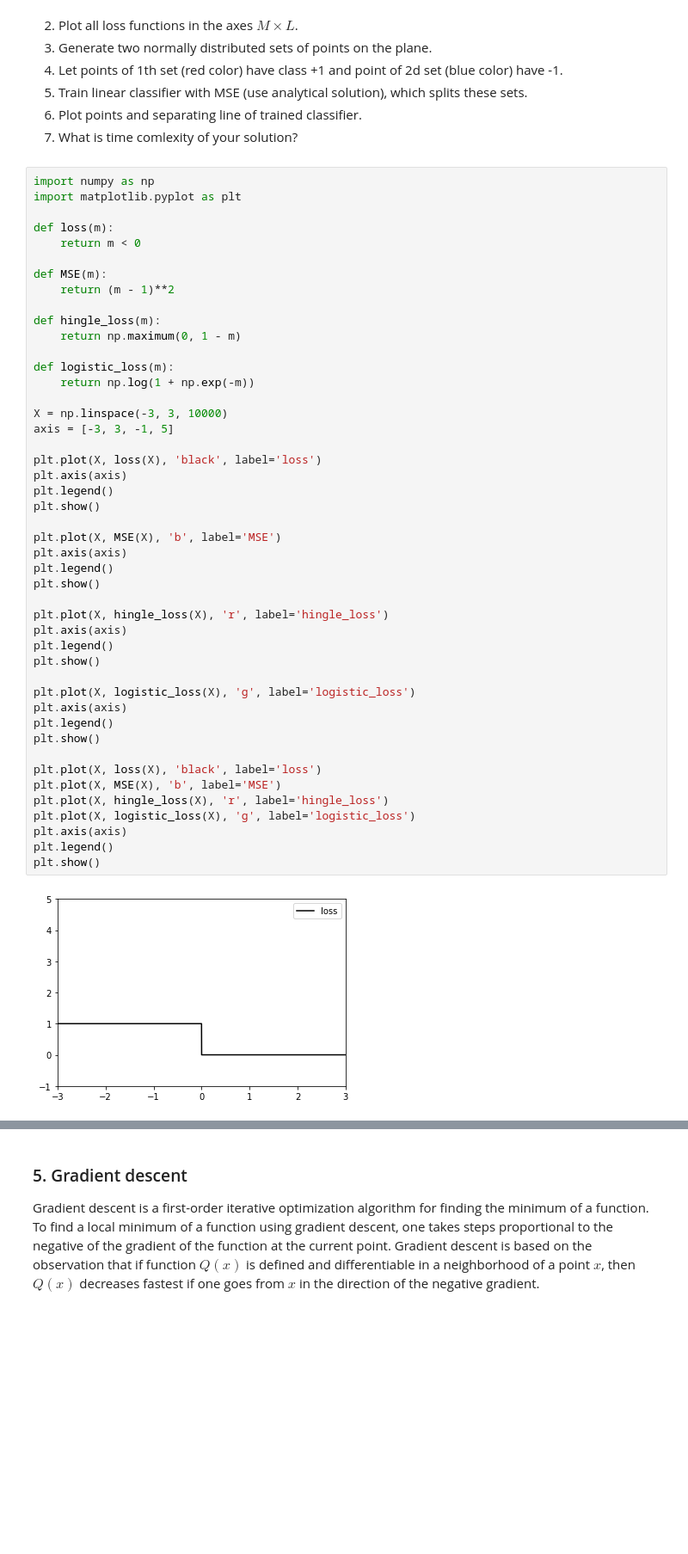
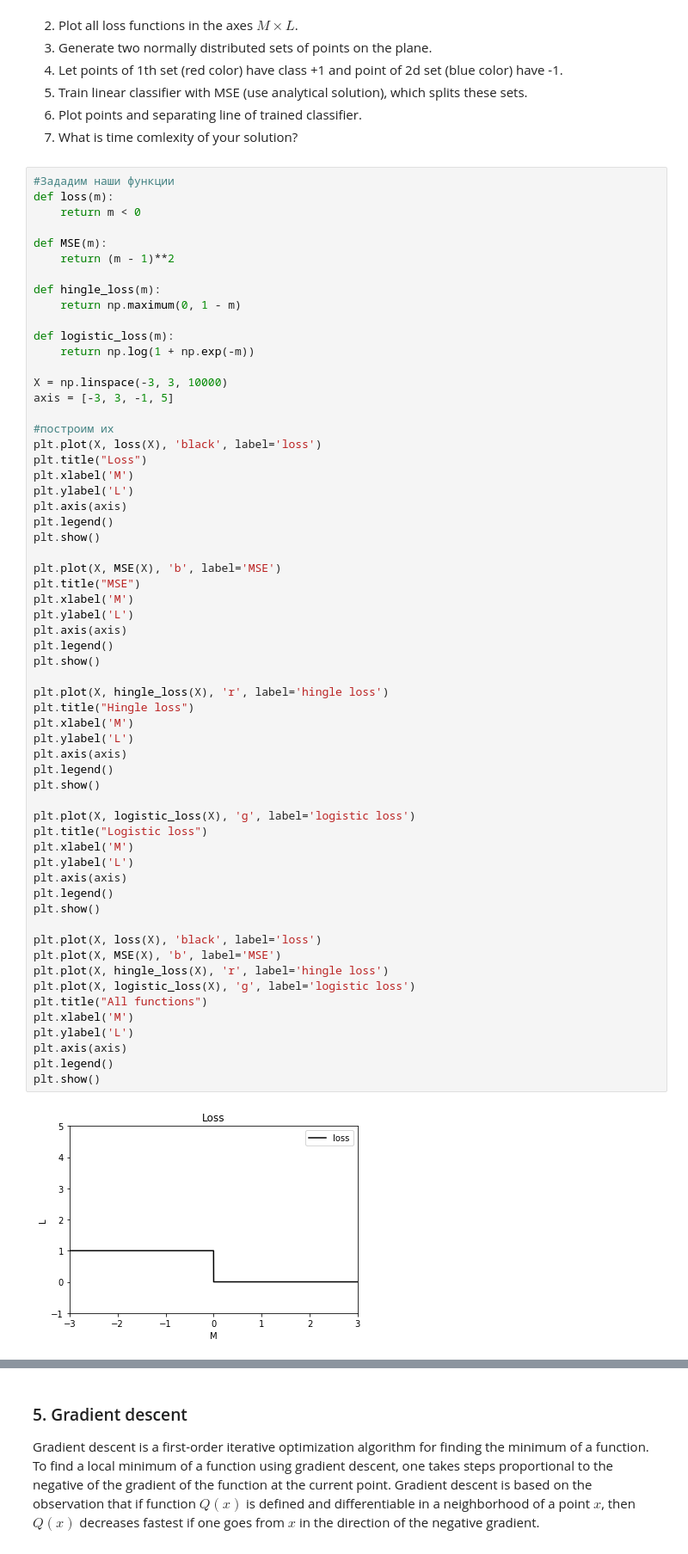
Before and after one commit to max-kuzn/squad, a Jupyter notebook: lab-1.ipynb, the cells around one changed output, grey strips where cells are left out. Shown at 86% size. Drawn from its saved outputs; the diff is of its cells as text; blank space fills up the shorter version.

```diff
--- a/lab-1.ipynb
+++ b/lab-1.ipynb
@@ -222,9 +223,7 @@ $$\arg\min_{w}Q(w) = \arg\min_{w} \sum_{x, y} \ln \big(1 + \exp(-yw^Tx )) \big)$
 6. Plot points and separating line of trained classifier.
 7. What is time comlexity of your solution?
 # %%
-import numpy as np
-import matplotlib.pyplot as plt
-
+#Зададим наши функции
 def loss(m):
     return m < 0
 
@@ -237,35 +236,51 @@ def hingle_loss(m):
 def logistic_loss(m):
     return np.log(1 + np.exp(-m))
 
 X = np.linspace(-3, 3, 10000)
 axis = [-3, 3, -1, 5]
 
+#построим их
 plt.plot(X, loss(X), 'black', label='loss')
+plt.title("Loss")
+plt.xlabel('M')
+plt.ylabel('L')
 plt.axis(axis)
 plt.legend()
 plt.show()
 
 plt.plot(X, MSE(X), 'b', label='MSE')
+plt.title("MSE")
+plt.xlabel('M')
+plt.ylabel('L')
 plt.axis(axis)
 plt.legend()
 plt.show()
 
-plt.plot(X, hingle_loss(X), 'r', label='hingle_loss')
+plt.plot(X, hingle_loss(X), 'r', label='hingle loss')
+plt.title("Hingle loss")
+plt.xlabel('M')
+plt.ylabel('L')
 plt.axis(axis)
 plt.legend()
 plt.show()
 
-plt.plot(X, logistic_loss(X), 'g', label='logistic_loss')
+plt.plot(X, logistic_loss(X), 'g', label='logistic loss')
+plt.title("Logistic loss")
+plt.xlabel('M')
+plt.ylabel('L')
 plt.axis(axis)
 plt.legend()
 plt.show()
 
 plt.plot(X, loss(X), 'black', label='loss')
 plt.plot(X, MSE(X), 'b', label='MSE')
-plt.plot(X, hingle_loss(X), 'r', label='hingle_loss')
-plt.plot(X, logistic_loss(X), 'g', label='logistic_loss')
+plt.plot(X, hingle_loss(X), 'r', label='hingle loss')
+plt.plot(X, logistic_loss(X), 'g', label='logistic loss')
+plt.title("All functions")
+plt.xlabel('M')
+plt.ylabel('L')
 plt.axis(axis)
 plt.legend()
 plt.show()
 # %% [output]
-[figure, old version]
+[figure, new version]
```
Also changed, not shown: parts of 15 cells of this notebook.
